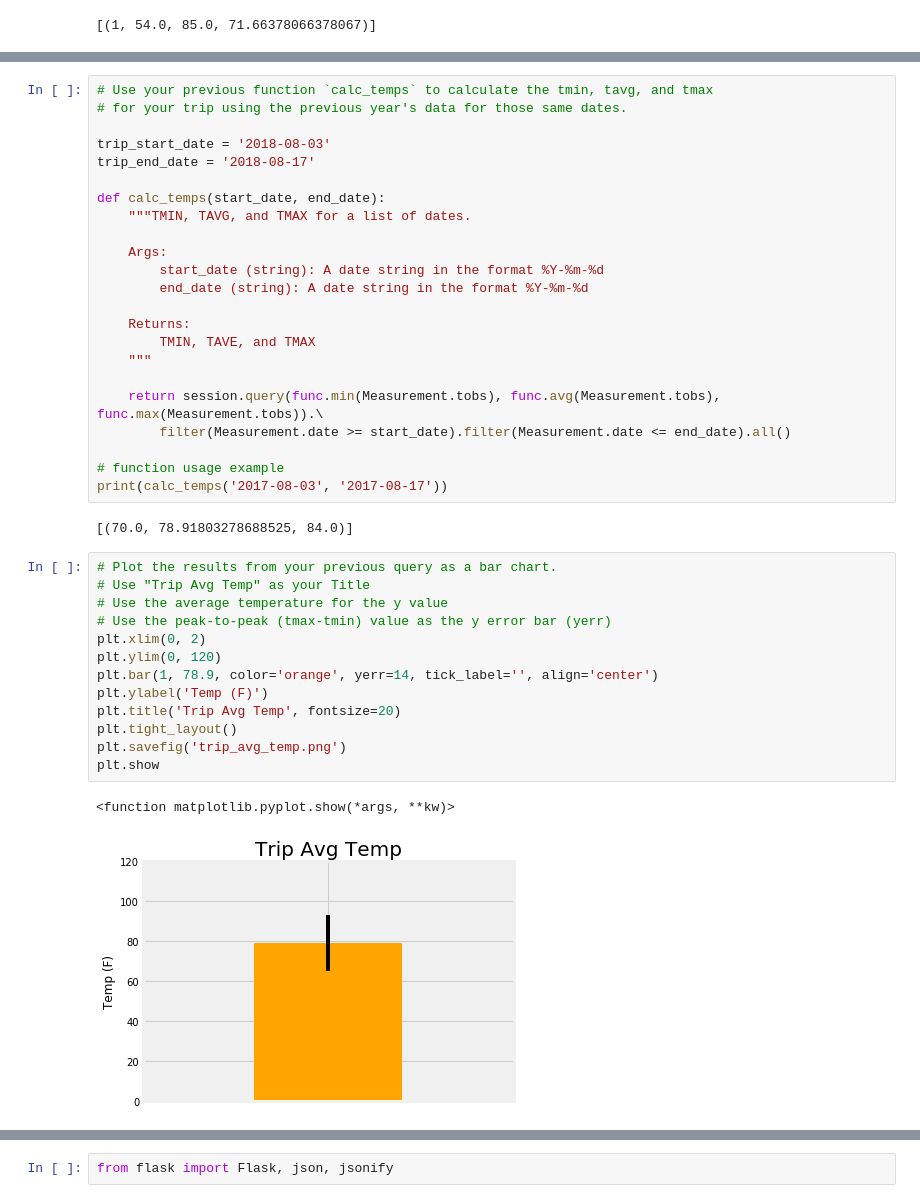
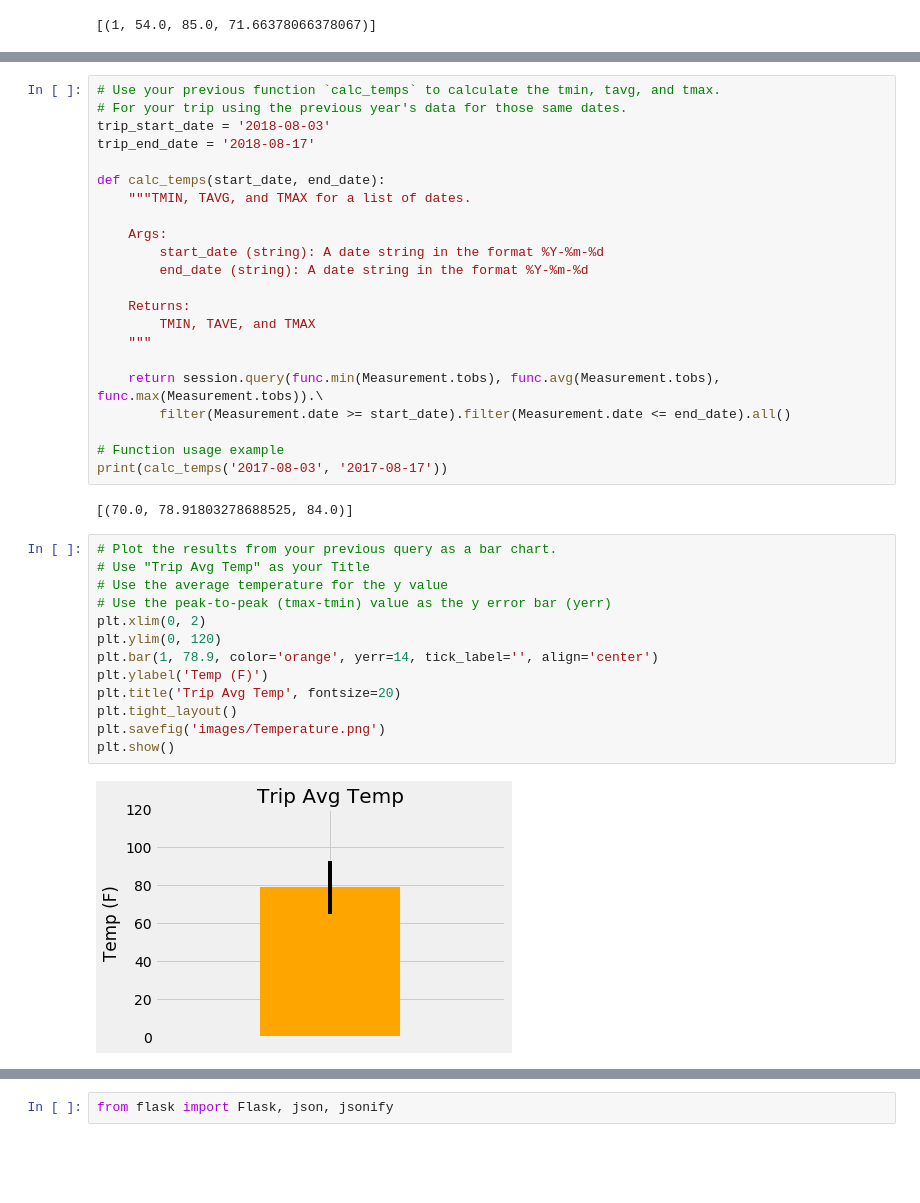
Before and after one commit to kundyz/Advanced-SQL, a Jupyter notebook: surfs_up.ipynb, the cells around one changed output, grey strips where cells are left out. Cells and saved outputs as stored; diff of their text form; blank space fills up the shorter version.

```diff
--- a/surfs_up.ipynb
+++ b/surfs_up.ipynb
@@ -179,7 +178,6 @@ plt.show()
 # %%
-# Use your previous function `calc_temps` to calculate the tmin, tavg, and tmax
-# for your trip using the previous year's data for those same dates.
-
+# Use your previous function `calc_temps` to calculate the tmin, tavg, and tmax.
+# For your trip using the previous year's data for those same dates.
 trip_start_date = '2018-08-03'
 trip_end_date = '2018-08-17'
 
@@ -197,25 +195,24 @@ def calc_temps(start_date, end_date):
     return session.query(func.min(Measurement.tobs), func.avg(Measurement.tobs), func.max(Measurement.tobs)).\
         filter(Measurement.date >= start_date).filter(Measurement.date <= end_date).all()
 
-# function usage example
+# Function usage example
 print(calc_temps('2017-08-03', '2017-08-17'))
 # %% [output]
 [(70.0, 78.91803278688525, 84.0)]
 # %%
 # Plot the results from your previous query as a bar chart.
 # Use "Trip Avg Temp" as your Title
 # Use the average temperature for the y value
 # Use the peak-to-peak (tmax-tmin) value as the y error bar (yerr)
 plt.xlim(0, 2)
 plt.ylim(0, 120)
 plt.bar(1, 78.9, color='orange', yerr=14, tick_label='', align='center')
 plt.ylabel('Temp (F)')
 plt.title('Trip Avg Temp', fontsize=20)
 plt.tight_layout()
-plt.savefig('trip_avg_temp.png')
-plt.show
+plt.savefig('images/Temperature.png')
+plt.show()
 # %% [output]
-<function matplotlib.pyplot.show(*args, **kw)>
-[figure, old version]
+[figure, new version]
 # %%
 # Calculate the total amount of rainfall per weather station for your trip dates using the previous year's matching dates.
```
Also changed, not shown: parts of 5 cells of this notebook, 3 other files.
